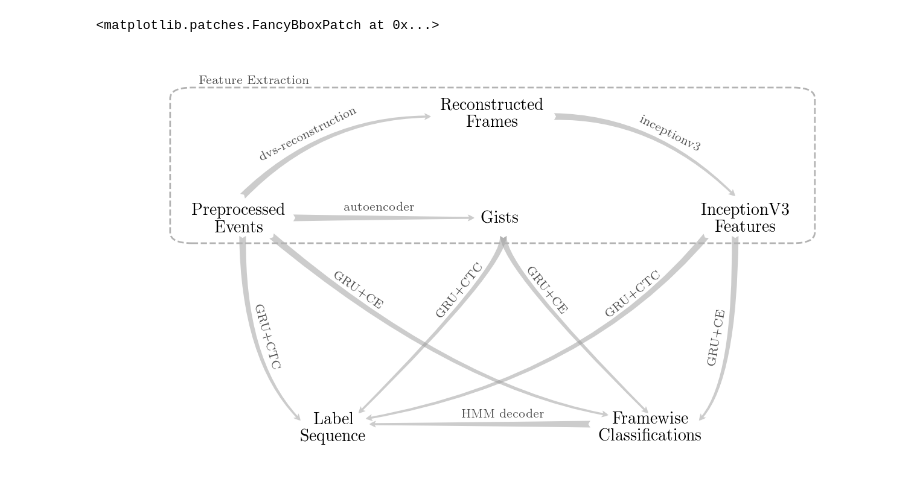
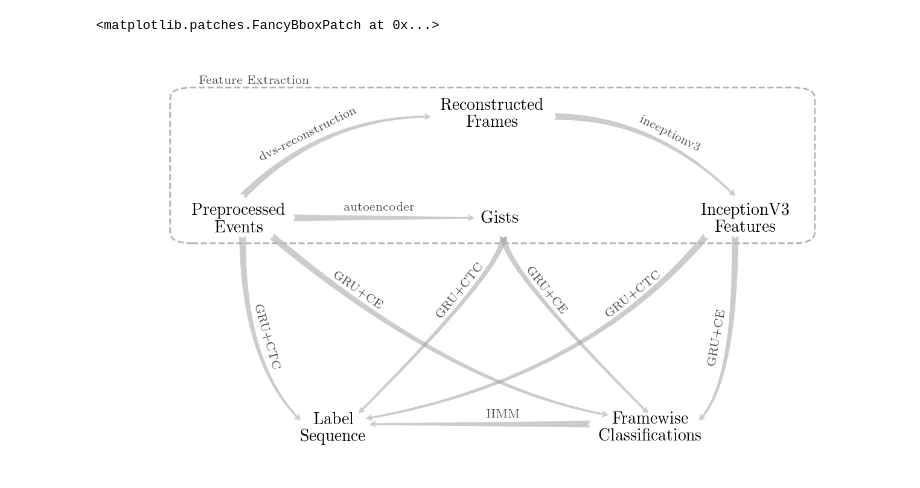
Before and after one commit to martenlienen/master-thesis, a Jupyter notebook: notebooks/methods.ipynb, the cells around one changed output. Saved outputs shown, nothing was run; the diff lists cells and outputs as text; code cells hidden in the pictures.

```diff
--- a/notebooks/methods.ipynb
+++ b/notebooks/methods.ipynb
@@ -59,7 +59,7 @@ ax.add_patch(mp.FancyArrowPatch(posA=(0.18, 0.54), posB=(0.645, 0.045),
                                 mutation_scale=10, transform=fig.transFigure))
 
 # FC -> LS
-ax.text(0.5, 0.045, "HMM decoder", size=7, color="0.3", va="center", ha="center", transform=fig.transFigure)
+ax.text(0.5, 0.045, "HMM", size=7, color="0.3", va="center", ha="center", transform=fig.transFigure)
 ax.add_patch(mp.FancyArrowPatch(posA=(0.62, 0.02), posB=(0.315, 0.02),
                                 arrowstyle="fancy", fc="0.6", ec="none", alpha=0.5,
                                 shrinkA=0, shrinkB=0,
@@ -82,33 +82,33 @@ ax.add_patch(mp.FancyArrowPatch(posA=(0.5, 0.54), posB=(0.7, 0.05),
                                 connectionstyle="angle3,angleA=-90,angleB=135",
                                 shrinkA=0, shrinkB=0,
                                 mutation_scale=10, transform=fig.transFigure))
 
 # iv3 -> LS
 ax.text(0.68, 0.38, "GRU+CTC", size=7, color="0.3", rotation=39,
         va="center", ha="center", transform=fig.transFigure)
 ax.add_patch(mp.FancyArrowPatch(posA=(0.78, 0.54), posB=(0.31, 0.035),
                                 arrowstyle="fancy", fc="0.6", ec="none", alpha=0.5,
                                 connectionstyle="angle3,angleA=-130,angleB=10",
                                 shrinkA=0, shrinkB=0,
                                 mutation_scale=10, transform=fig.transFigure))
 
 # iv3 -> CF
 ax.text(0.795, 0.26, "GRU+CE", size=7, color="0.3", rotation=80,
         va="center", ha="center", transform=fig.transFigure)
 ax.add_patch(mp.FancyArrowPatch(posA=(0.82, 0.54), posB=(0.77, 0.03),
                                 arrowstyle="fancy", fc="0.6", ec="none", alpha=0.5,
                                 connectionstyle="angle3,angleA=-90,angleB=45",
                                 shrinkA=0, shrinkB=0,
                                 mutation_scale=10, transform=fig.transFigure))
 
 # Feature Extraction box
 ax.text(0.08, 0.96, "Feature Extraction", size=7, color="0.3", transform=fig.transFigure)
 ax.add_patch(mp.FancyBboxPatch((0.05, 0.53), 0.87, 0.41,
                                boxstyle="round,pad=0.01,rounding_size=0.03",
                                ls="dashed", fill=False, ec="0.7",
                                transform=fig.transFigure))
 # %% [output]
 <matplotlib.patches.FancyBboxPatch at 0x...>
-[figure, old version]
+[figure, new version]
 # %%
 fig.savefig("../doc/figures/methods/overview.pdf", bbox_inches="tight")
```
Also changed, not shown: 4 other files.
